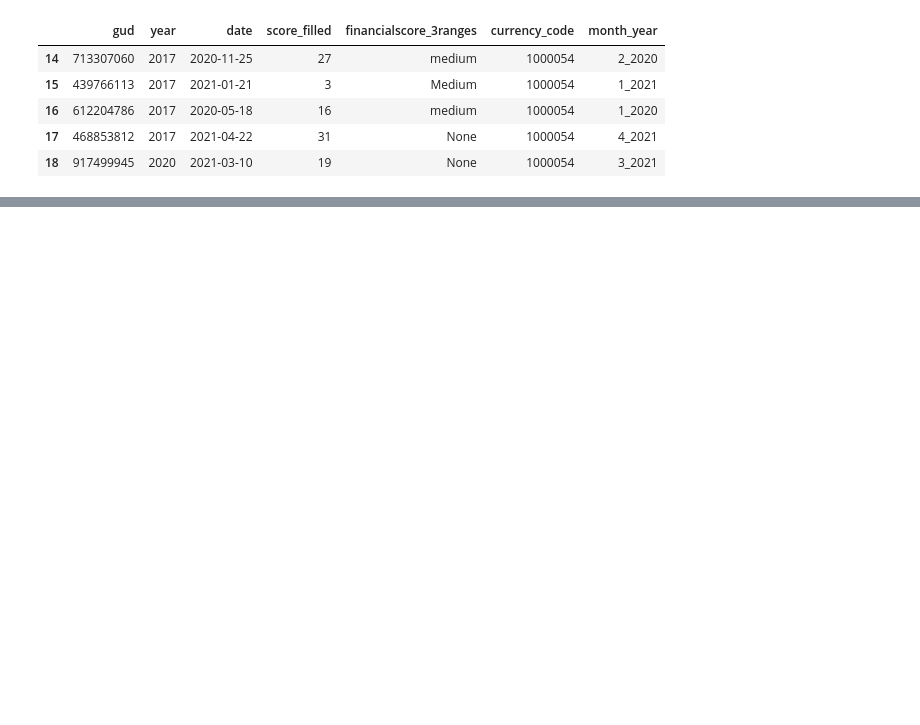
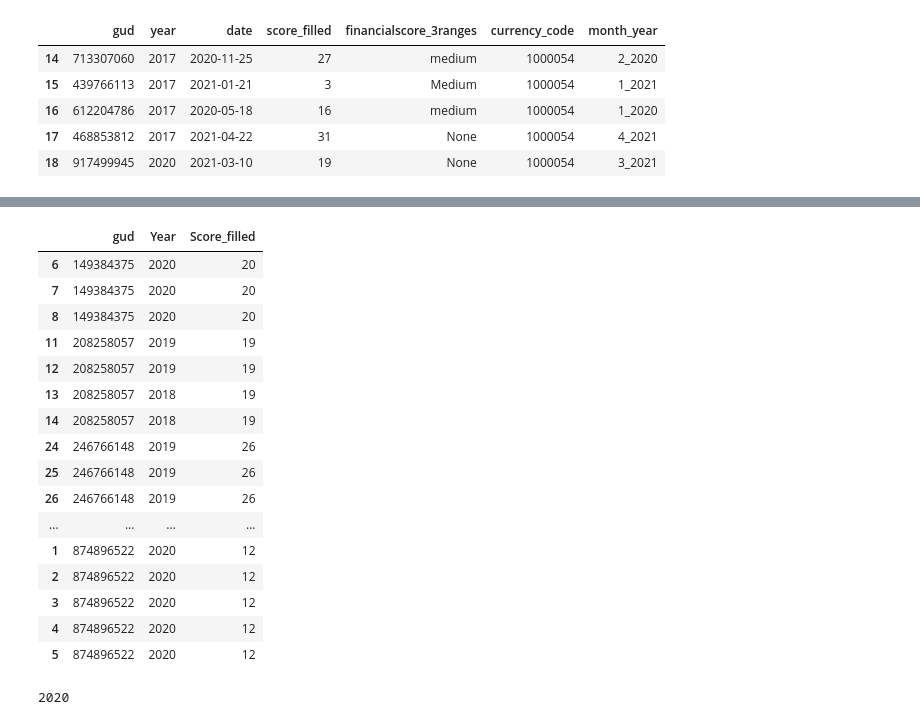
Before and after one commit to KapilKhanal/AdvLinearAlgebra, a Jupyter notebook: Subhas.ipynb, the cells around one changed output, grey strips where cells are left out. Drawn from its saved outputs; the diff is of its cells as text; code cells hidden in the pictures; blank space fills up the shorter version.

Commit message:
fill_score new

```diff
--- a/Subhas.ipynb
+++ b/Subhas.ipynb
@@ -104,4 +106,4 @@ def map_count(df):
   df['count'] = df['gud'].map(mapper_dict)
   return df
 # %%
-score_df = pd.read_excel('/score_df.xlsx')
+score_df = pd.read_excel('/content/score_df.xlsx')
@@ -114,11 +118,4 @@ data = [[602654994, 2020,12], [874896522, 2020,16]]
 fill_df = pd.DataFrame(data, columns = ['gud ', 'Year','Score_filled'])
 # %%
 merged_df = pd.merge(score, fill_df, how='left', left_on=['gud '], right_on=['gud '])
-# %%
-def fill_score(df,score_df):
-  df = df.copy()
-  merged_df = pd.merge(score, fill_df, how='left', left_on=['gud'], right_on=['gud'])
-  merged_df.drop('Score_filled_x', inplace = True,axis= 1)
-  merged_df.rename(score_filled = 'Score_filled_x')
-  return merged_df
 # %%
@@ -156,0 +154,35 @@ prepend_df
+# %%
+def fill_score(df):
+  def repeat_score(df):
+    '''takes in df group object- grouped by year and gud'''
+    #print(df['Year '])
+    latest = df.sort_values(by = 'Year ',ascending = False)['Score_filled'].iloc[0]
+    df['Score_filled'] = latest
+    return df
+
+  dfs = [repeat_score(v) for k,v in df.groupby(['gud '])]
+  return pd.concat(dfs)
+# %%
+fill_score(score_df)
+# %% [output]
+|  | gud | Year | Score_filled |
+| 6 | 149384375 | 2020 | 20 |
+| 7 | 149384375 | 2020 | 20 |
+| 8 | 149384375 | 2020 | 20 |
+| 11 | 208258057 | 2019 | 19 |
+| 12 | 208258057 | 2019 | 19 |
+| 13 | 208258057 | 2018 | 19 |
+| 14 | 208258057 | 2018 | 19 |
+| 24 | 246766148 | 2019 | 26 |
+| 25 | 246766148 | 2019 | 26 |
+| 26 | 246766148 | 2019 | 26 |
+| ... | ... | ... | ... |
+| 1 | 874896522 | 2020 | 12 |
+| 2 | 874896522 | 2020 | 12 |
+| 3 | 874896522 | 2020 | 12 |
+| 4 | 874896522 | 2020 | 12 |
+| 5 | 874896522 | 2020 | 12 |
+# %%
+score_df['Year '].sort_values(ascending = False)[0]
+# %% [output]
+2020
```
Also changed, not shown: parts of 6 cells of this notebook.
